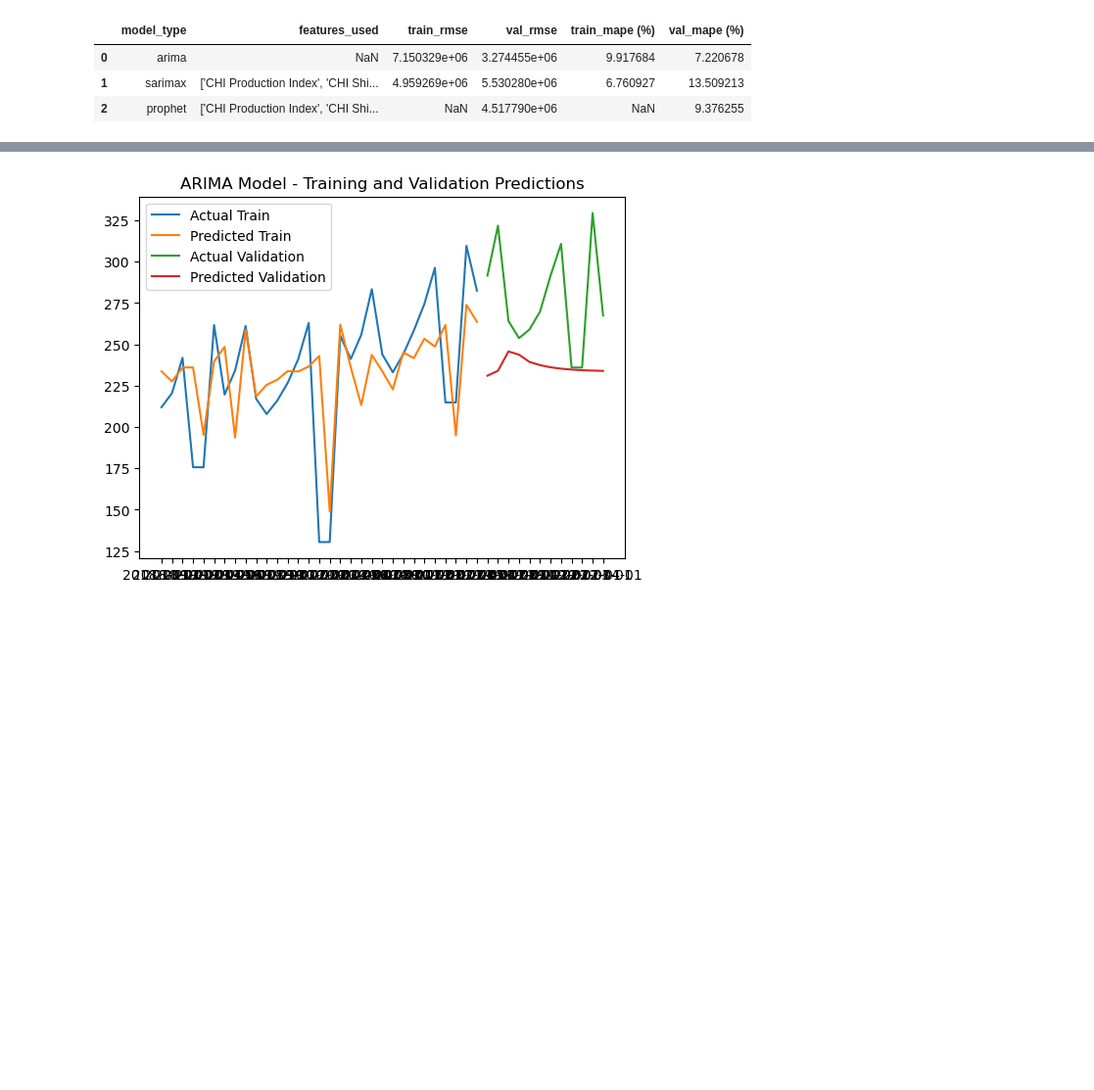
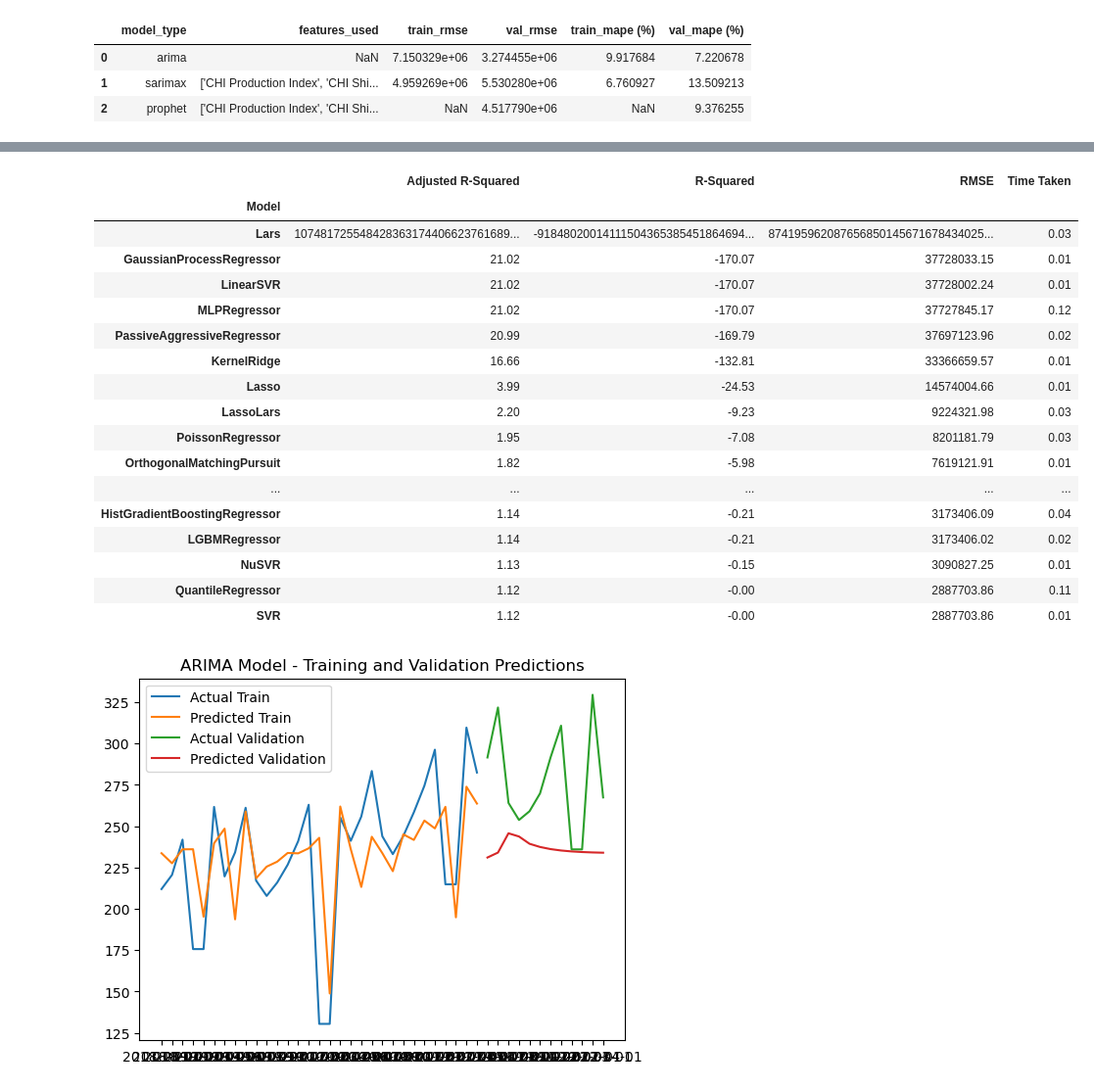
Before and after one commit to MGN19/Siemens-forecast, a Jupyter notebook: 02_FS_&_Modeling.ipynb, the cells around one changed output, grey strips where cells are left out. Shown: that part at 98% size. Drawn from its saved outputs; the diff is of its cells as text; code cells hidden in the pictures; blank space fills up the shorter version.

```diff
--- a/02_FS_&_Modeling.ipynb
+++ b/02_FS_&_Modeling.ipynb
@@ -327,0 +246,8 @@ test3
+# %%
+from lazypredict.Supervised import LazyRegressor  # Use LazyClassifier for classification
+
+# Initialize LazyPredict
+lazy_regressor = LazyRegressor(verbose=0, ignore_warnings=True)
+
+# Fit LazyPredict with the given train-test split
+models, predictions = lazy_regressor.fit(X_train, X_val, y_train_1, y_val_1)
@@ -328,3 +272,24 @@ test3
+# %%
+models
+# %% [output]
+|  | Adjusted R-Squared | R-Squared | RMSE | Time Taken |
+| Model |  |  |  |  |
+| Lars | 107481725548428363174406623761689... | -91848020014111504365385451864694... | 874195962087656850145671678434025... | 0.03 |
+| GaussianProcessRegressor | 21.02 | -170.07 | 37728033.15 | 0.01 |
+| LinearSVR | 21.02 | -170.07 | 37728002.24 | 0.01 |
+| MLPRegressor | 21.02 | -170.07 | 37727845.17 | 0.12 |
+| PassiveAggressiveRegressor | 20.99 | -169.79 | 37697123.96 | 0.02 |
+| KernelRidge | 16.66 | -132.81 | 33366659.57 | 0.01 |
+| Lasso | 3.99 | -24.53 | 14574004.66 | 0.01 |
+| LassoLars | 2.20 | -9.23 | 9224321.98 | 0.03 |
+| PoissonRegressor | 1.95 | -7.08 | 8201181.79 | 0.03 |
+| OrthogonalMatchingPursuit | 1.82 | -5.98 | 7619121.91 | 0.01 |
+| ... | ... | ... | ... | ... |
+| HistGradientBoostingRegressor | 1.14 | -0.21 | 3173406.09 | 0.04 |
+| LGBMRegressor | 1.14 | -0.21 | 3173406.02 | 0.02 |
+| NuSVR | 1.13 | -0.15 | 3090827.25 | 0.01 |
+| QuantileRegressor | 1.12 | -0.00 | 2887703.86 | 0.11 |
+| SVR | 1.12 | -0.00 | 2887703.86 | 0.01 |
 # %%
 # Plot the training predictions
 plt.plot(X_train.index, X_train[a], label='Actual Train')
```
Also changed, not shown: parts of 12 cells of this notebook, 2 other files.
